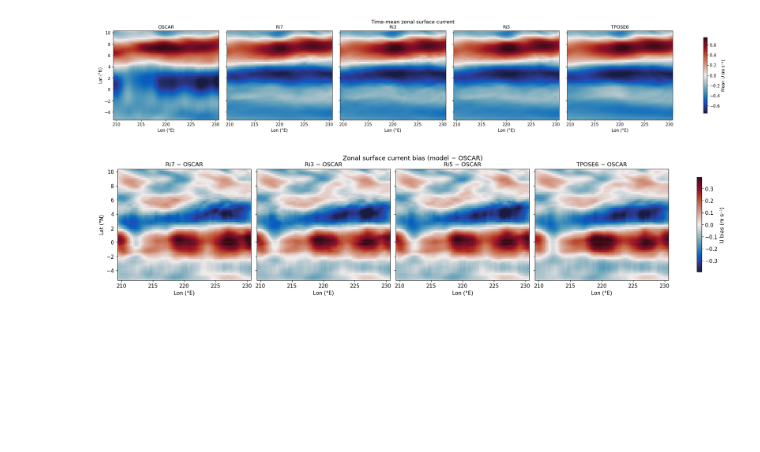
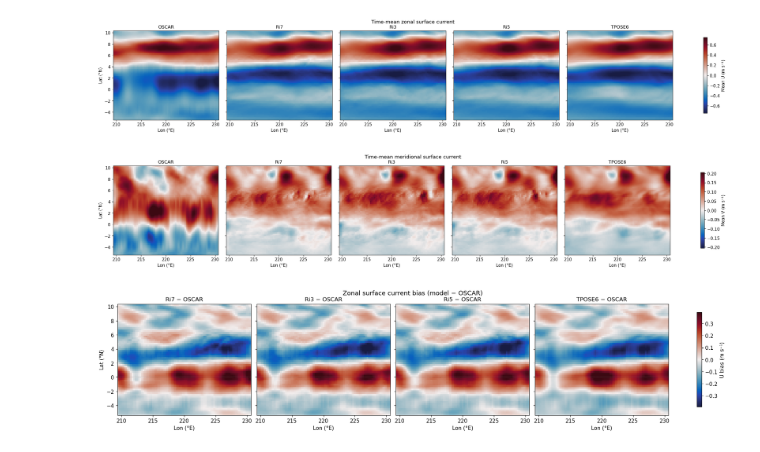
Before and after one commit to eldavenport/tpose24-validation, a Jupyter notebook: notebook_obs_oscar_validation.ipynb, the cells around one changed output. Cells and saved outputs as stored; diff of their text form; code cells hidden in the pictures; blank space fills up the shorter version.

```diff
--- a/notebook_obs_oscar_validation.ipynb
+++ b/notebook_obs_oscar_validation.ipynb
@@ -228,6 +259,31 @@ fig.savefig(f'{OUTDIR}/oscar_2d_mean_U.png', dpi=150, bbox_inches='tight')
 plt.show()
 # %% [output]
 [figure]
+# %%
+# ── 2-D: time-mean meridional current V (OSCAR + each model) ─────────
+n = len(MODELS) + 1
+allv = [obs_v_mean] + [results[l]['v_mean'] for l, _ in MODELS]
+vmax = np.nanmax([np.nanpercentile(np.abs(a), 99) for a in allv])
+fig, axes = plt.subplots(1, n, figsize=(4.6 * n, 4), sharex=True,
+                         sharey=True, constrained_layout=True)
+axes = np.atleast_1d(axes)
+im = axes[0].pcolormesh(lon, lat, obs_v_mean, cmap=cmo.balance,
+                        vmin=-vmax, vmax=vmax, shading='auto')
+axes[0].set_title('OSCAR')
+for i, (label, _) in enumerate(MODELS):
+    axes[i + 1].pcolormesh(lon, lat, results[label]['v_mean'],
+                           cmap=cmo.balance, vmin=-vmax, vmax=vmax,
+                           shading='auto')
+    axes[i + 1].set_title(label)
+for ax in axes:
+    ax.axhline(0, color='gray', lw=0.5, ls=':'); ax.set_xlabel('Lon (°E)')
+axes[0].set_ylabel('Lat (°N)')
+fig.colorbar(im, ax=axes, label='Mean V (m s⁻¹)', shrink=0.85)
+fig.suptitle('Time-mean meridional surface current', y=1.04)
+fig.savefig(f'{OUTDIR}/oscar_2d_mean_V.png', dpi=150, bbox_inches='tight')
+plt.show()
+# %% [output]
+[figure, added]
 # %%
 # ── 2-D: U and V bias maps (model − OSCAR) ───────────────────────────
 for comp, key, title in [('U', 'u_bias', 'Zonal'),
```
Also changed, not shown: parts of 3 cells of this notebook, 2 other files.
